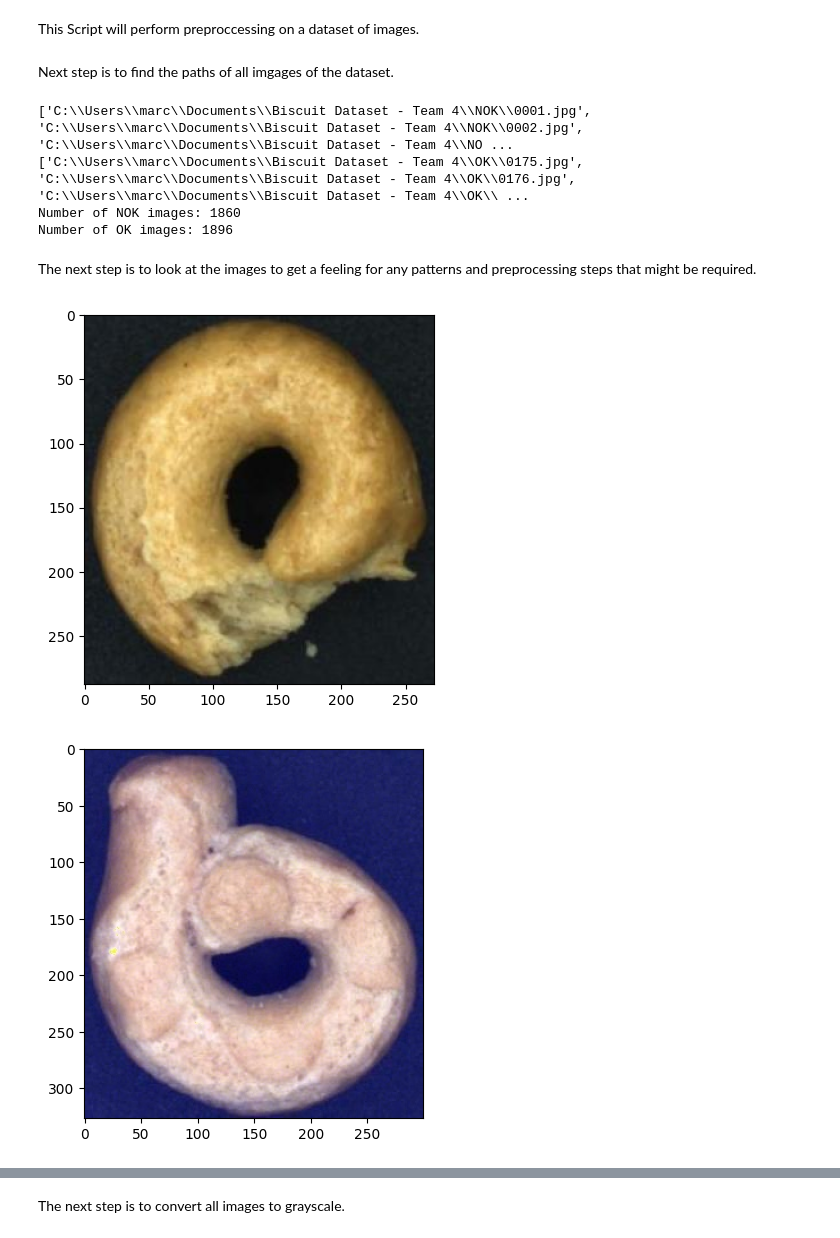
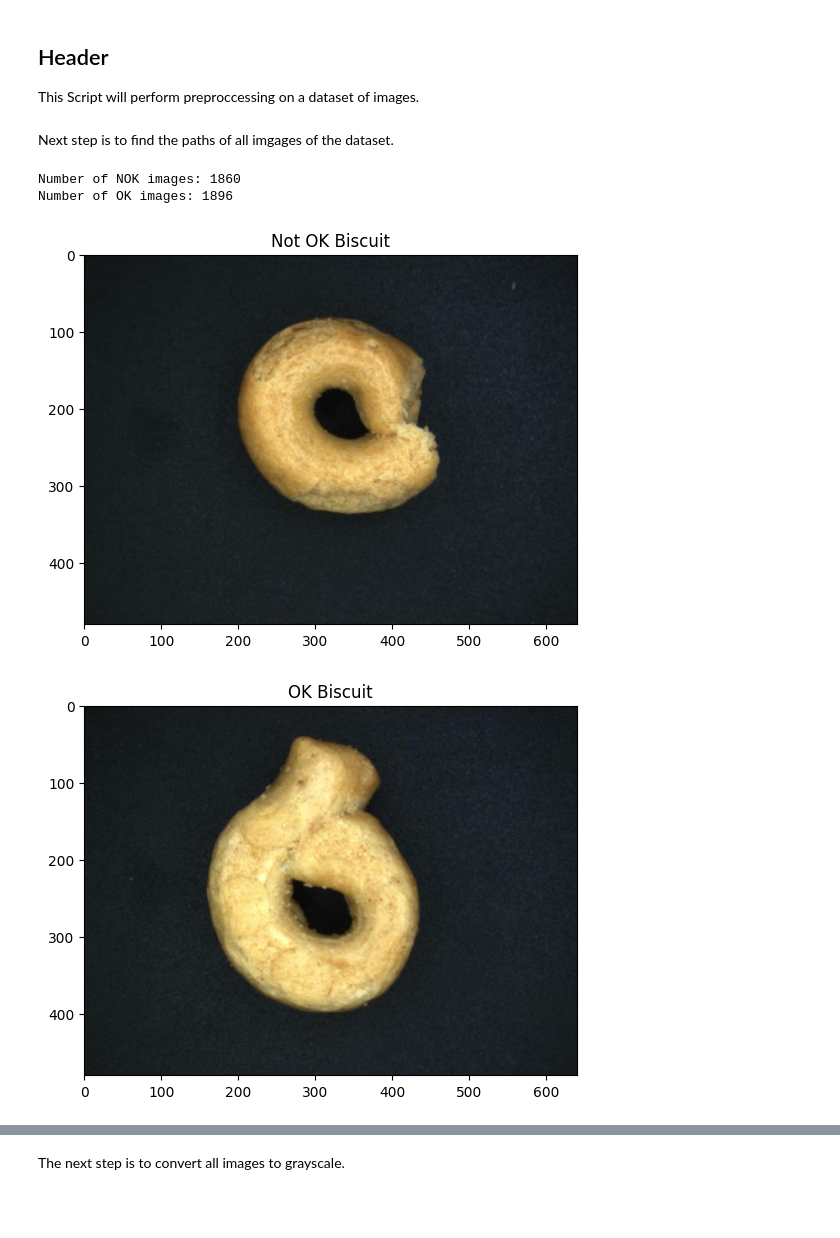
Before and after one commit to mschneider1711/MachineVision, a Jupyter notebook: Aufgabe_1/preprocessing.ipynb, the cells around one changed output, grey strips where cells are left out. Drawn from its saved outputs; the diff is of its cells as text; code cells hidden in the pictures; blank space fills up the shorter version.

```diff
--- a/Aufgabe_1/preprocessing.ipynb
+++ b/Aufgabe_1/preprocessing.ipynb
@@ -1,4 +1,5 @@
 # %% [markdown]
+## Header
 This Script will perform preproccessing on a dataset of images.
 # %%
 #import general packages
@@ -12,38 +12,40 @@ import random
 # %% [markdown]
 Next step is to find the paths of all imgages of the dataset.
 # %%
-# search for all images in the input directory
+# define path of dataset
 dir = r"C:\Users\marc\Documents\Biscuit Dataset - Team 4"
+
+# create list of all image paths
 NOK_image_paths = glob.glob(os.path.join(dir, "NOK", '*.jpg'),recursive=True)
 OK_image_paths = glob.glob(os.path.join(dir, "OK", '*.jpg'),recursive=True)
+
+# create list of all txt files which contain the bounding box coordinates
+NOK_txt_paths = [NOK_image_paths[i].replace(".jpg",".txt") for i in range(len(NOK_image_paths))]
+OK_txt_paths = [OK_image_paths[i].replace(".jpg",".txt") for i in range(len(OK_image_paths))]
 
 # size of the dataset
 print("Number of NOK images: {}".format(len(NOK_image_paths)))
 print("Number of OK images: {}".format(len(OK_image_paths)))
+
+# function to show an image
+def show_image(image_path, title:str = ""):
+    image = cv2.imread(image_path)
+    image = cv2.cvtColor(image, cv2.COLOR_BGR2RGB)
+    plt.imshow(image)
+    plt.title(title)
+    plt.show()
+
+# show an image from the NOK dataset
+random_index = random.randint(0, len(NOK_image_paths))
+image_path = NOK_image_paths[random_index]
+show_image(image_path, title="Not OK Biscuit")
+
+# show an image from the OK dataset
+random_index = random.randint(0, len(OK_image_paths))
+image_path = OK_image_paths[random_index]
+show_image(image_path, title="OK Biscuit")
 # %% [output]
-['C:\\Users\\marc\\Documents\\Biscuit Dataset - Team 4\\NOK\\0001.jpg', 'C:\\Users\\marc\\Documents\\Biscuit Dataset - Team 4\\NOK\\0002.jpg', 'C:\\Users\\marc\\Documents\\Biscuit Dataset - Team 4\\NO ...
-['C:\\Users\\marc\\Documents\\Biscuit Dataset - Team 4\\OK\\0175.jpg', 'C:\\Users\\marc\\Documents\\Biscuit Dataset - Team 4\\OK\\0176.jpg', 'C:\\Users\\marc\\Documents\\Biscuit Dataset - Team 4\\OK\\ ...
 Number of NOK images: 1860
 Number of OK images: 1896
+[figure, added]
+[figure, added]
-# %% [markdown]
-The next step is to look at the images to get a feeling for any patterns and preprocessing steps that might be required.
-# %%
-# function to show an image
-def show_image(image_path):
-    image = cv2.imread(image_path)
-    image = cv2.cvtColor(image, cv2.COLOR_BGR2RGB)
-    plt.imshow(image)
-    plt.show()
-
-# show a random image from the NOK dataset
-random_index = random.randint(0, len(NOK_image_paths))
-image_path = NOK_image_paths[random_index]
-show_image(image_path)
-
-# show a random image from the OK dataset
-random_index = random.randint(0, len(OK_image_paths))
-image_path = OK_image_paths[random_index]
-show_image(image_path)
-# %% [output]
-[figure, removed]
-[figure, removed]
```
Also changed, not shown: parts of 7 cells of this notebook.
